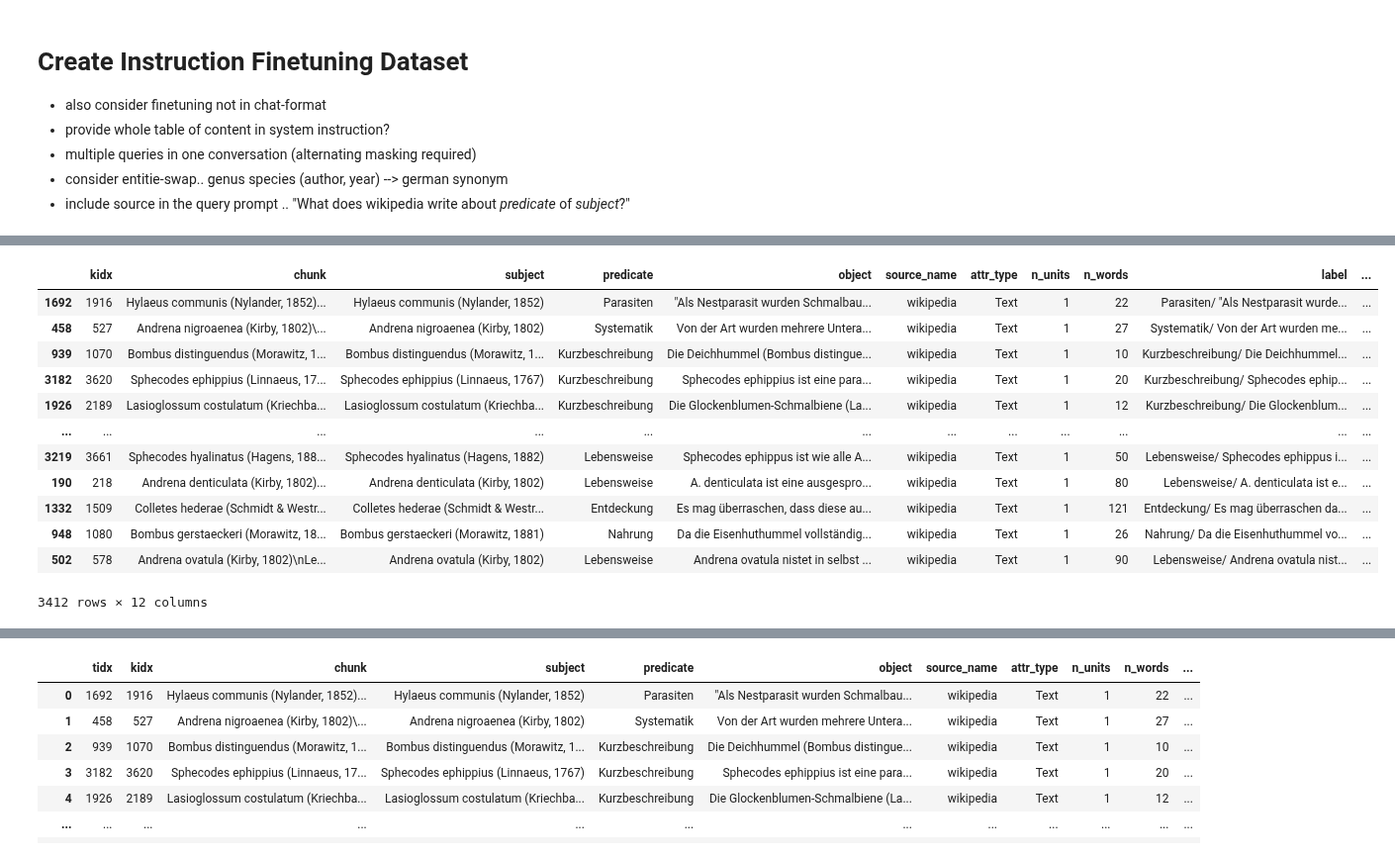
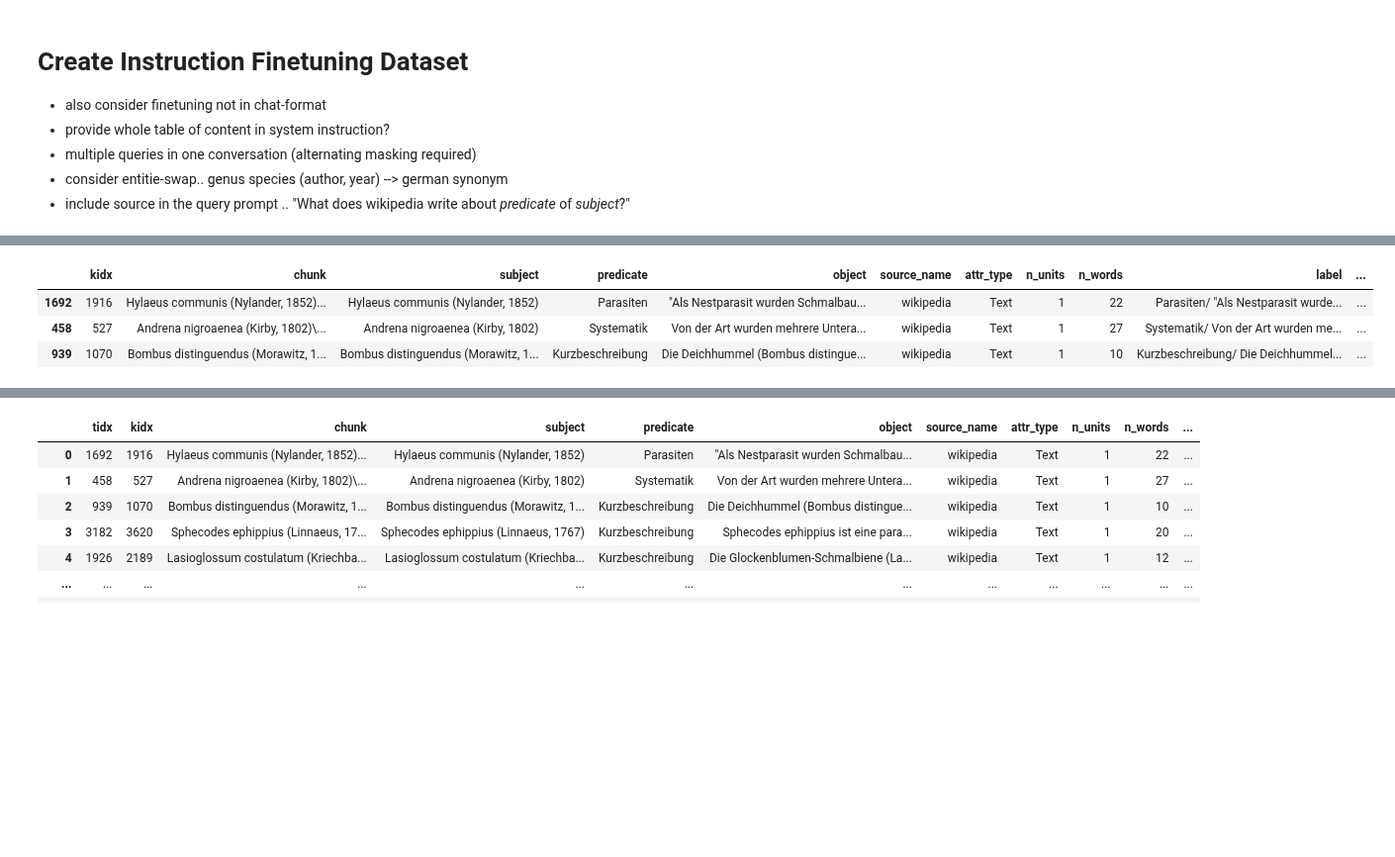
Before and after one commit to fee1ix/beesup_injection_lab, a Jupyter notebook: experiment_notebook.ipynb, the cells around one changed output, grey strips where cells are left out. Shown at 99% size. Saved outputs shown, nothing was run; the diff lists cells and outputs as text; code cells hidden in the pictures; blank space fills up the shorter version.

```diff
--- a/experiment_notebook.ipynb
+++ b/experiment_notebook.ipynb
@@ -310,5 +327,5 @@ taxomizer.get_config()
 tree=taxomizer.header_tree
 taxomizer_df=taxomizer.df.copy()
 taxomizer_df.sort_values(by='node_id',ascending=False,inplace=True)
-taxomizer_df
+taxomizer_df.head(3)
 # %% [output]
@@ -316,13 +333,4 @@ taxomizer_df
 |  | kidx | chunk | subject | predicate | object | source_name | attr_type | n_units | n_words | label | ... |
 | 1692 | 1916 | Hylaeus communis (Nylander, 1852)... | Hylaeus communis (Nylander, 1852) | Parasiten | "Als Nestparasit wurden Schmalbau... | wikipedia | Text | 1 | 22 | Parasiten/ "Als Nestparasit wurde... | ... |
 | 458 | 527 | Andrena nigroaenea (Kirby, 1802)\... | Andrena nigroaenea (Kirby, 1802) | Systematik | Von der Art wurden mehrere Untera... | wikipedia | Text | 1 | 27 | Systematik/ Von der Art wurden me... | ... |
 | 939 | 1070 | Bombus distinguendus (Morawitz, 1... | Bombus distinguendus (Morawitz, 1... | Kurzbeschreibung | Die Deichhummel (Bombus distingue... | wikipedia | Text | 1 | 10 | Kurzbeschreibung/ Die Deichhummel... | ... |
-| 3182 | 3620 | Sphecodes ephippius (Linnaeus, 17... | Sphecodes ephippius (Linnaeus, 1767) | Kurzbeschreibung | Sphecodes ephippius ist eine para... | wikipedia | Text | 1 | 20 | Kurzbeschreibung/ Sphecodes ephip... | ... |
-| 1926 | 2189 | Lasioglossum costulatum (Kriechba... | Lasioglossum costulatum (Kriechba... | Kurzbeschreibung | Die Glockenblumen-Schmalbiene (La... | wikipedia | Text | 1 | 12 | Kurzbeschreibung/ Die Glockenblum... | ... |
-| ... | ... | ... | ... | ... | ... | ... | ... | ... | ... | ... | ... |
-| 3219 | 3661 | Sphecodes hyalinatus (Hagens, 188... | Sphecodes hyalinatus (Hagens, 1882) | Lebensweise | Sphecodes ephippus ist wie alle A... | wikipedia | Text | 1 | 50 | Lebensweise/ Sphecodes ephippus i... | ... |
-| 190 | 218 | Andrena denticulata (Kirby, 1802)... | Andrena denticulata (Kirby, 1802) | Lebensweise | A. denticulata ist eine ausgespro... | wikipedia | Text | 1 | 80 | Lebensweise/ A. denticulata ist e... | ... |
-| 1332 | 1509 | Colletes hederae (Schmidt & Westr... | Colletes hederae (Schmidt & Westr... | Entdeckung | Es mag überraschen, dass diese au... | wikipedia | Text | 1 | 121 | Entdeckung/ Es mag überraschen da... | ... |
-| 948 | 1080 | Bombus gerstaeckeri (Morawitz, 18... | Bombus gerstaeckeri (Morawitz, 1881) | Nahrung | Da die Eisenhuthummel vollständig... | wikipedia | Text | 1 | 26 | Nahrung/ Da die Eisenhuthummel vo... | ... |
-| 502 | 578 | Andrena ovatula (Kirby, 1802)\nLe... | Andrena ovatula (Kirby, 1802) | Lebensweise | Andrena ovatula nistet in selbst ... | wikipedia | Text | 1 | 90 | Lebensweise/ Andrena ovatula nist... | ... |
-3412 rows × 12 columns
```
Also changed, not shown: parts of 70 cells of this notebook, 14 other files.
